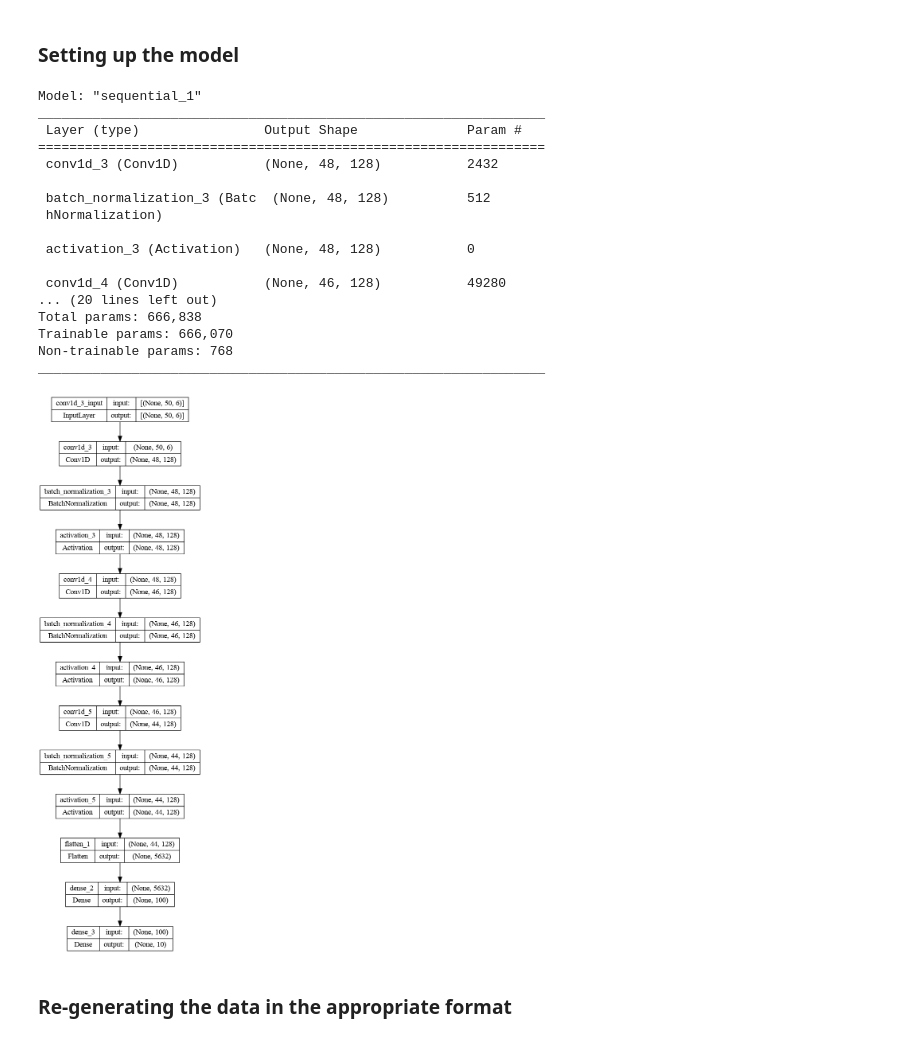
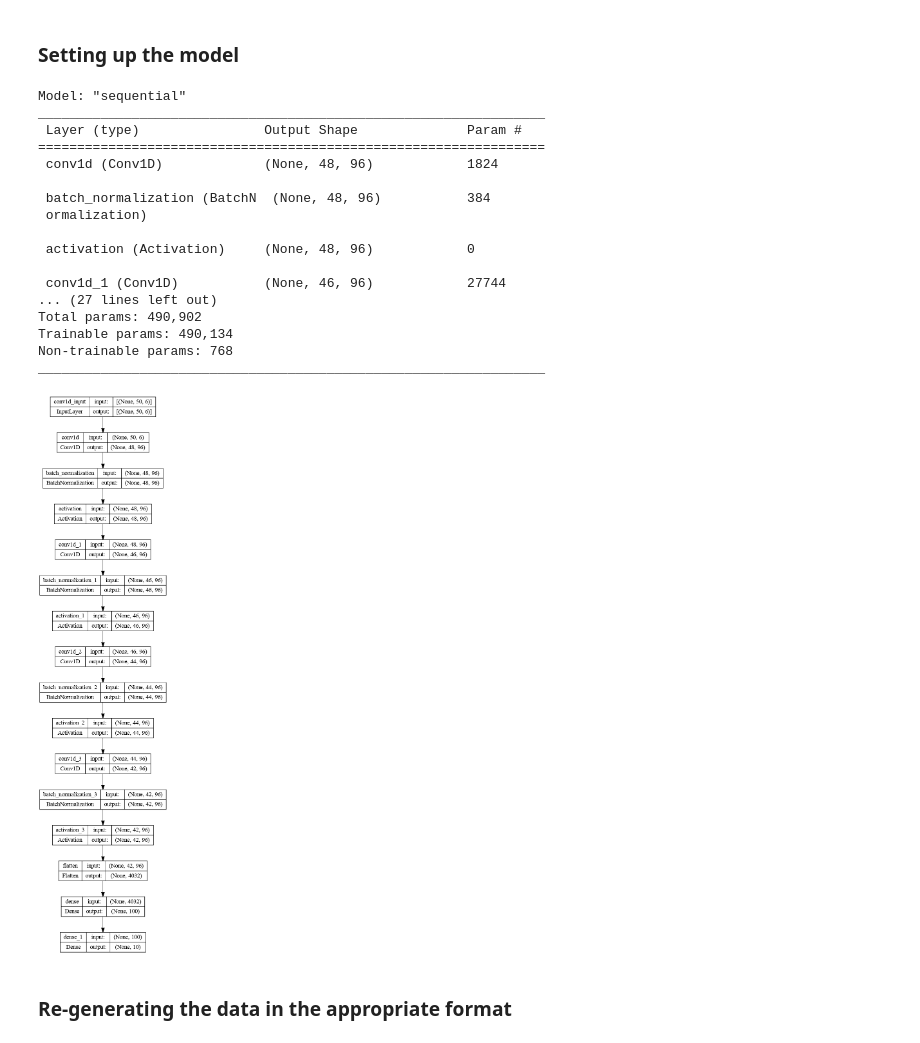
Before and after one commit to umuttkartal/pdiot_group_u, a Jupyter notebook: Week 2 - Introduction to Human Activity Recognition.ipynb, the cells around one changed output. Drawn from its saved outputs; the diff is of its cells as text; code cells hidden in the pictures.

Commit message:
Trained model with increased layer num and kept filter as 96

```diff
--- a/Week 2 - Introduction to Human Activity Recognition.ipynb
+++ b/Week 2 - Introduction to Human Activity Recognition.ipynb
@@ -472,7 +472,7 @@ We will be demonstrating how to build a simple 1D CNN using 6 channels: the 3 ax
 # %% [markdown]
 ### Setting up the model
 # %%
-filters = 128
+filters = 96
 kernel_size = 3
 n_features = 6
 activation='relu'
@@ -482,43 +482,47 @@ from keras.utils.vis_utils import plot_model
 model = Sequential()
 
 model.add(Conv1D(filters=filters, kernel_size=kernel_size, activation='linear',
                  input_shape=(window_size, n_features)))
 model.add(BatchNormalization())
 model.add(Activation(activation))
 
 model.add(Conv1D(filters=filters, kernel_size=kernel_size, activation='linear'))
 model.add(BatchNormalization())
 model.add(Activation(activation))
 
 model.add(Conv1D(filters=filters, kernel_size=kernel_size, activation='linear'))
 model.add(BatchNormalization())
 model.add(Activation(activation))
 
+model.add(Conv1D(filters=filters, kernel_size=kernel_size, activation='linear'))
+model.add(BatchNormalization())
+model.add(Activation(activation))
+
 model.add(Flatten())
 model.add(Dense(100, activation='relu'))
 model.add(Dense(n_classes, activation='softmax'))
 
 model.summary()
 plot_model(model, show_shapes=True, show_layer_names = True)
 # %% [output]
-Model: "sequential_1"
+Model: "sequential"
 _________________________________________________________________
  Layer (type)                Output Shape              Param #
 =================================================================
- conv1d_3 (Conv1D)           (None, 48, 128)           2432
+ conv1d (Conv1D)             (None, 48, 96)            1824
 
- batch_normalization_3 (Batc  (None, 48, 128)          512
- hNormalization)
+ batch_normalization (BatchN  (None, 48, 96)           384
+ ormalization)
 
- activation_3 (Activation)   (None, 48, 128)           0
+ activation (Activation)     (None, 48, 96)            0
 
- conv1d_4 (Conv1D)           (None, 46, 128)           49280
-... (20 lines left out)
-Total params: 666,838
-Trainable params: 666,070
+ conv1d_1 (Conv1D)           (None, 46, 96)            27744
+... (27 lines left out)
+Total params: 490,902
+Trainable params: 490,134
 Non-trainable params: 768
 _________________________________________________________________
-[figure, old version]
+[figure, new version]
 # %% [markdown]
 ### Re-generating the data in the appropriate format
 # %% [markdown]
```
Also changed, not shown: parts of 12 cells of this notebook, 2 other files.
